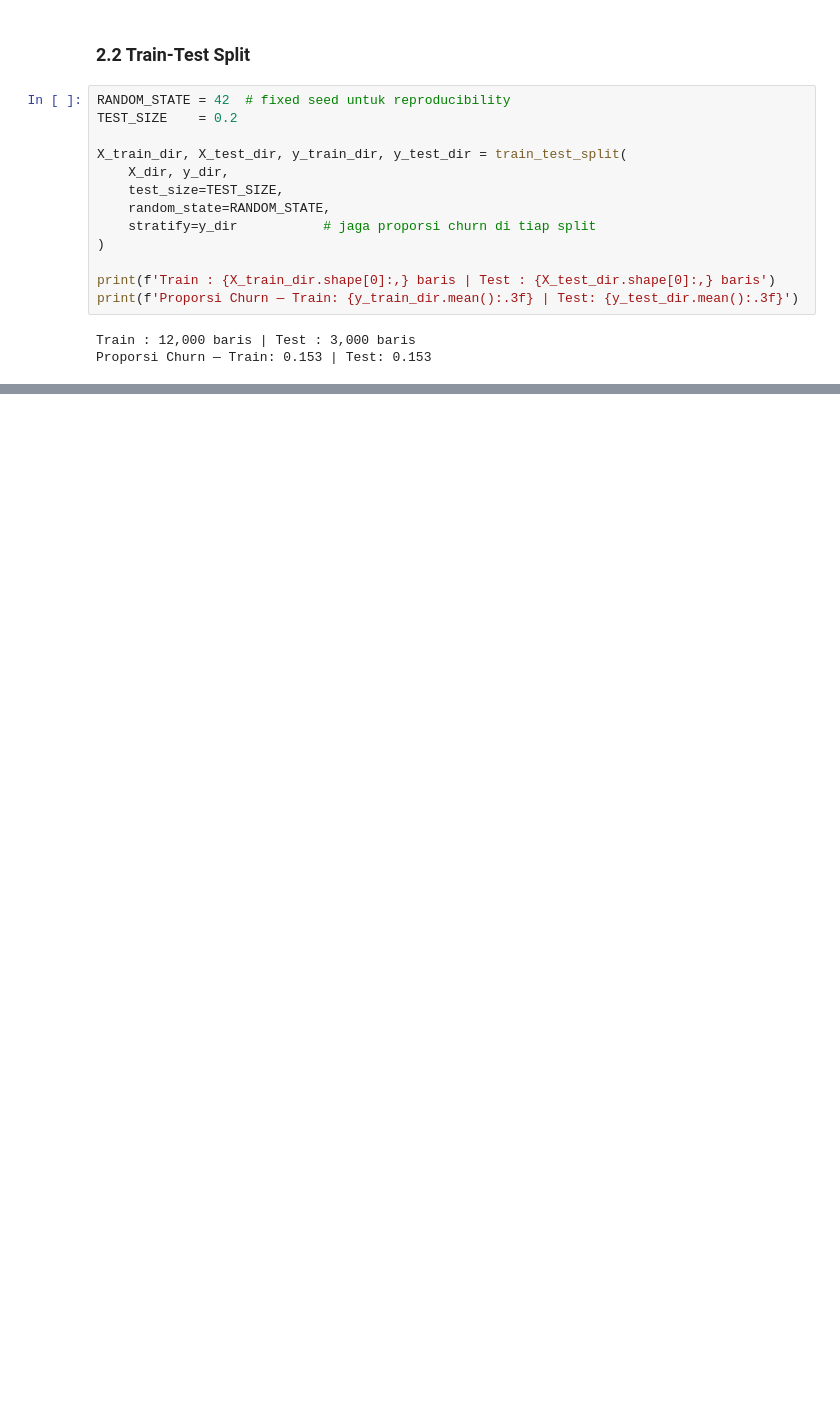
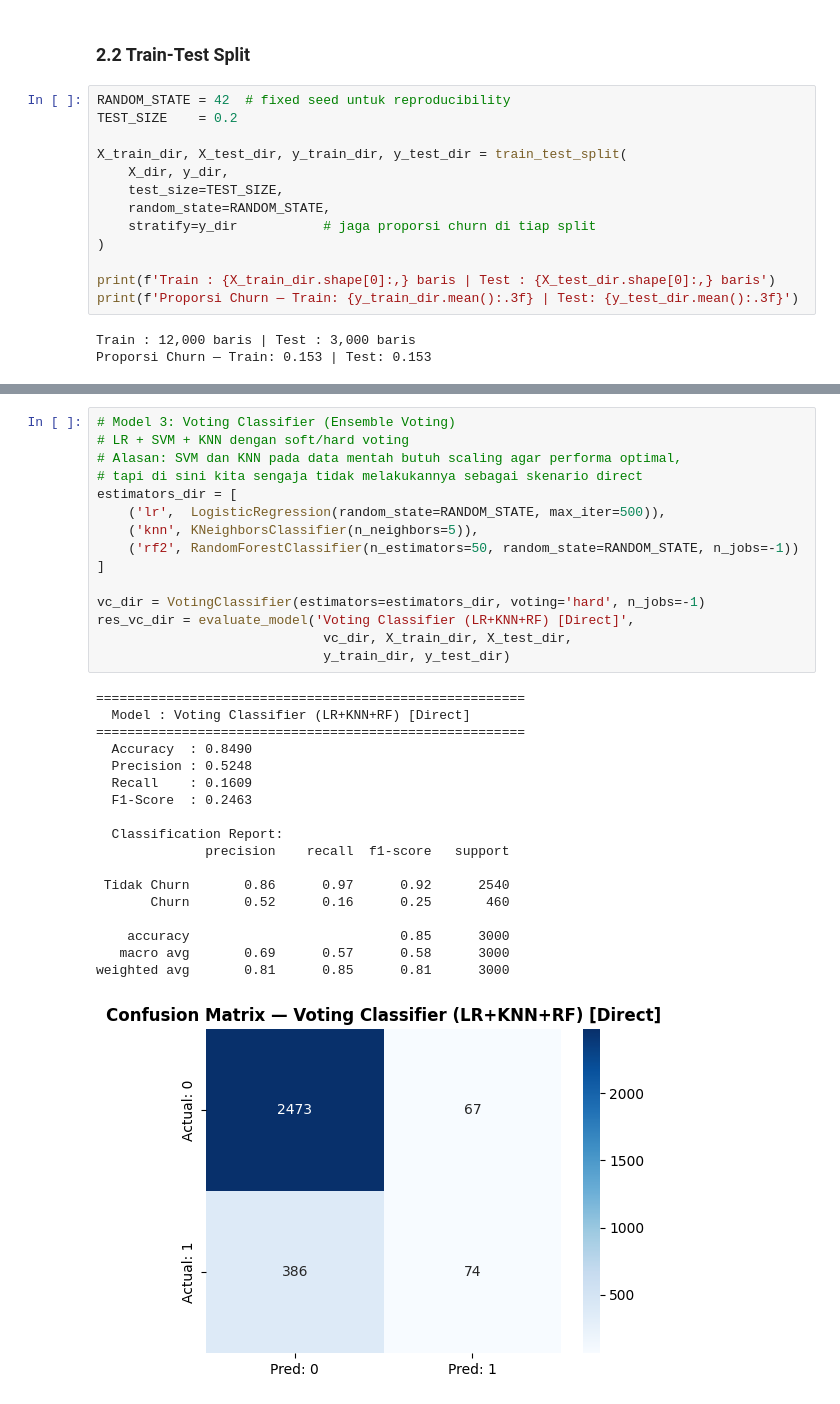
Before and after one commit to danishsuryarirta-create/UAS_Bengkel_Koding, a Jupyter notebook: UAS_Churn_Prediction.ipynb, the cells around one changed output, grey strips where cells are left out. Drawn from its saved outputs; the diff is of its cells as text; blank space fills up the shorter version.

```diff
--- a/UAS_Churn_Prediction.ipynb
+++ b/UAS_Churn_Prediction.ipynb
@@ -255,0 +374,34 @@ Pada tahap ini dilakukan proses train-test split untuk membagi dataset menjadi d
+# %%
+# Model 3: Voting Classifier (Ensemble Voting)
+# LR + SVM + KNN dengan soft/hard voting
+# Alasan: SVM dan KNN pada data mentah butuh scaling agar performa optimal,
+# tapi di sini kita sengaja tidak melakukannya sebagai skenario direct
+estimators_dir = [
+    ('lr',  LogisticRegression(random_state=RANDOM_STATE, max_iter=500)),
+    ('knn', KNeighborsClassifier(n_neighbors=5)),
+    ('rf2', RandomForestClassifier(n_estimators=50, random_state=RANDOM_STATE, n_jobs=-1))
+]
+
+vc_dir = VotingClassifier(estimators=estimators_dir, voting='hard', n_jobs=-1)
+res_vc_dir = evaluate_model('Voting Classifier (LR+KNN+RF) [Direct]',
+                             vc_dir, X_train_dir, X_test_dir,
+                             y_train_dir, y_test_dir)
+# %% [output]
+=======================================================
+  Model : Voting Classifier (LR+KNN+RF) [Direct]
+=======================================================
+  Accuracy  : 0.8490
+  Precision : 0.5248
+  Recall    : 0.1609
+  F1-Score  : 0.2463
+
+  Classification Report:
+              precision    recall  f1-score   support
+
+ Tidak Churn       0.86      0.97      0.92      2540
+       Churn       0.52      0.16      0.25       460
+
+    accuracy                           0.85      3000
+   macro avg       0.69      0.57      0.58      3000
+weighted avg       0.81      0.85      0.81      3000
+[figure, added]
```
Also changed, not shown: parts of 26 cells of this notebook.
